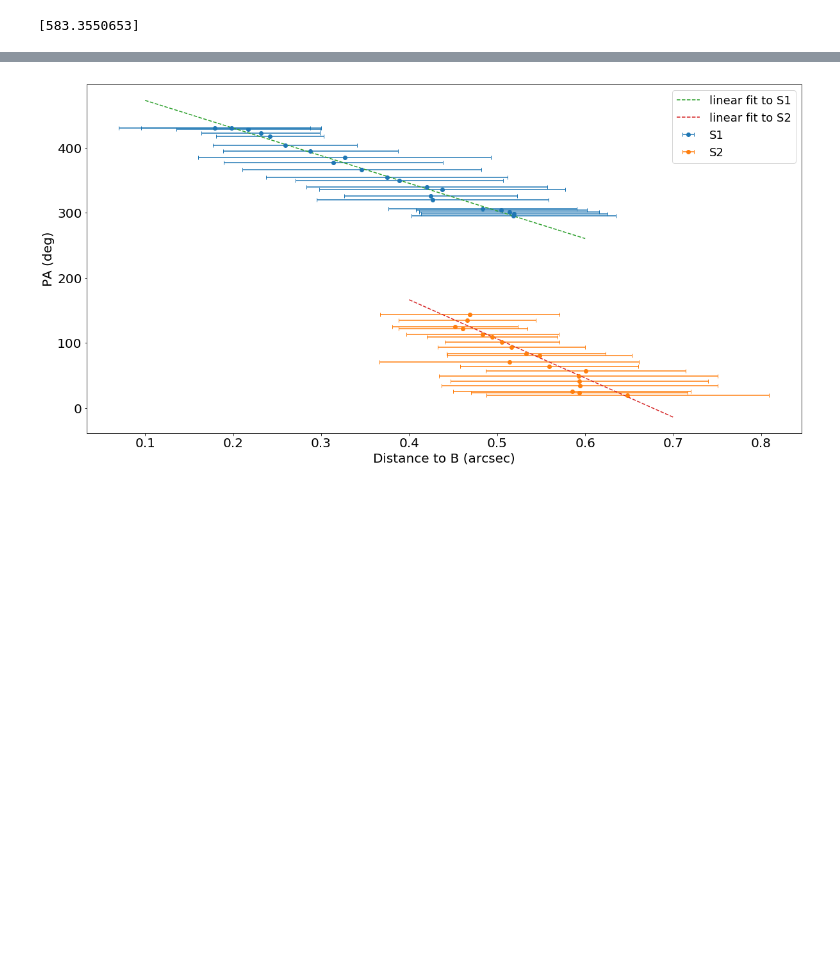
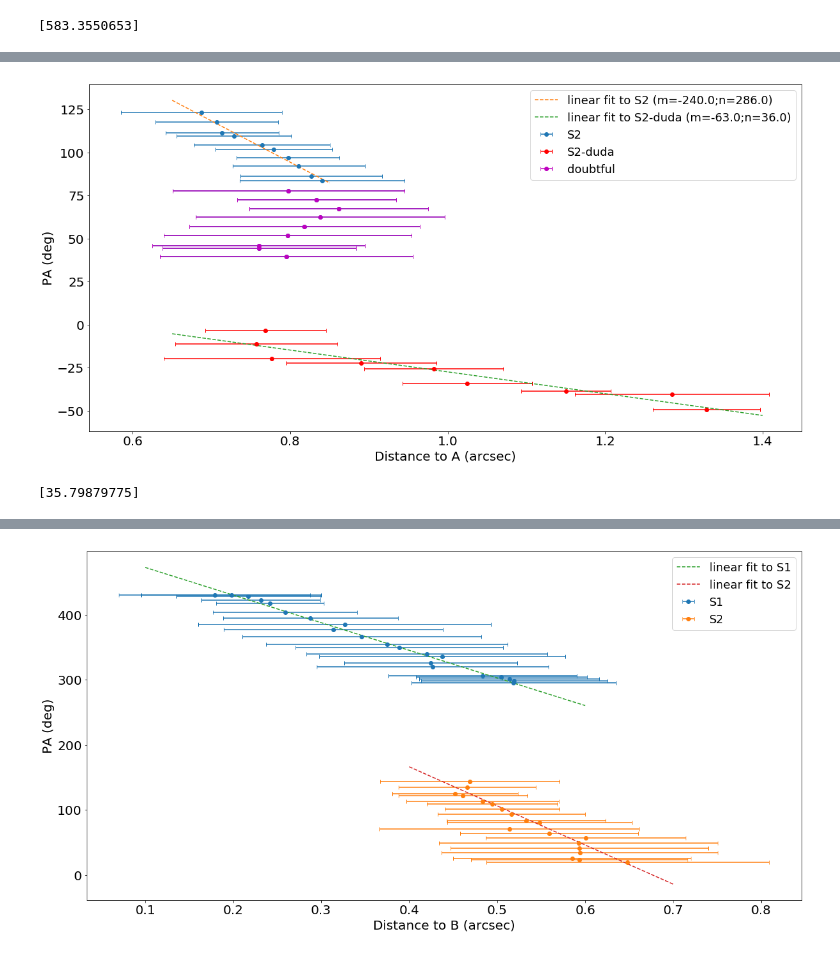
Before and after one commit to IAA-CSIC/dragom, a Jupyter notebook: Transversal profile analysis.ipynb, the cells around one changed output, grey strips where cells are left out. Saved outputs shown, nothing was run; the diff lists cells and outputs as text; code cells hidden in the pictures; blank space fills up the shorter version.

```diff
--- a/Transversal profile analysis.ipynb
+++ b/Transversal profile analysis.ipynb
@@ -366,0 +461,18 @@ print(resB_S2)
+# %%
+outname = 'S2_axis_duda'
+coords = []
+#we want to find the pixels of the maximum points
+for i, _ in enumerate(inis):
+    x, y = zip(inis[i],ends[i])
+    coefficients = np.polyfit(x, y, 1) #line between origin and end
+    D = np.sqrt((x[0]-x[1])**2+(y[0]-y[1])**2) #distance from origin to end
+    deltaY = y[0]-y[1]
+    y0 = [y[0]-deltaY/D*d for d in centers[i]] # y coordinate of maximum points (in pixels)
+    x0 = (y0 - coefficients[1])/coefficients[0] # x coordinate of maximum points (in pixels)
+    pix = [[x0[i],y0[i]] for i in range(len(x0))]
+    #and convert them in sky coords
+    coords.append([utils.pixel_to_skycoord(p[0], p[1], WCS(hdr)) for p in pix])
+# flatten coords
+c = [elem for sublist in coords for elem in sublist]
+#save them to crtf
+crtf.save_coords(directory+outname,c, color='blue',symbol='o')
@@ -366,0 +497,31 @@ print(resB_S2)
+# %%
+# lets plot ang vs dist to A
+iA = 0
+jA = len(c)
+cel_size = 0.012 #arcsec, this info is the profiles files
+angA_d = [posA.position_angle(i).degree for i in c[iA:jA]]
+nangA_d = prof.new_angle(angA_d,180)
+rA_d = [posA.separation(i).arcsec for i in c[iA:jA]]
+errorA_d = np.array([elem for sublist in widths[iA:jA] for elem in sublist])*cel_size/2
+# lets fit linear
+ifitA = 0
+jfitA = len(c)
+lineA_d, resA_d, _,_,_ = np.polyfit(rA_d[ifitA:jfitA], nangA_d[ifitA:jfitA], 1, full=True)
+r0A_d = np.linspace(0.65,1.4,100)
+ang0A_d = lineA_d[0]*r0A_d+lineA_d[1]
+plt.figure(figsize=(20,10))
+plt.errorbar(rA, angA, xerr=errorA,fmt='o',capsize=3,label='S2')
+plt.errorbar(rA_d, nangA_d, xerr=errorA_d,fmt='or',capsize=3,label='S2-duda')
+plt.plot(r0A, ang0A,'--',label=f'linear fit to S2 (m={round(lineA[0])};n={round(lineA[1])})')
+plt.plot(r0A_d, ang0A_d,'--',label=f'linear fit to S2-duda (m={round(lineA_d[0])};n={round(lineA_d[1])})')
+plt.errorbar(rA[-9:], angA[-9:], xerr=errorA[-9:],fmt='om',capsize=3,label='doubtful')
+rc('xtick', labelsize=20)
+rc('ytick', labelsize=20)
+plt.xlabel('Distance to A (arcsec)',fontsize=20)
+plt.ylabel('PA (deg)',fontsize=20)
+plt.legend(fontsize=18)
+plt.show()
+print(resA)
+# %% [output]
+[figure, added]
+[35.79879775]
```
Also changed, not shown: parts of 19 cells of this notebook.
